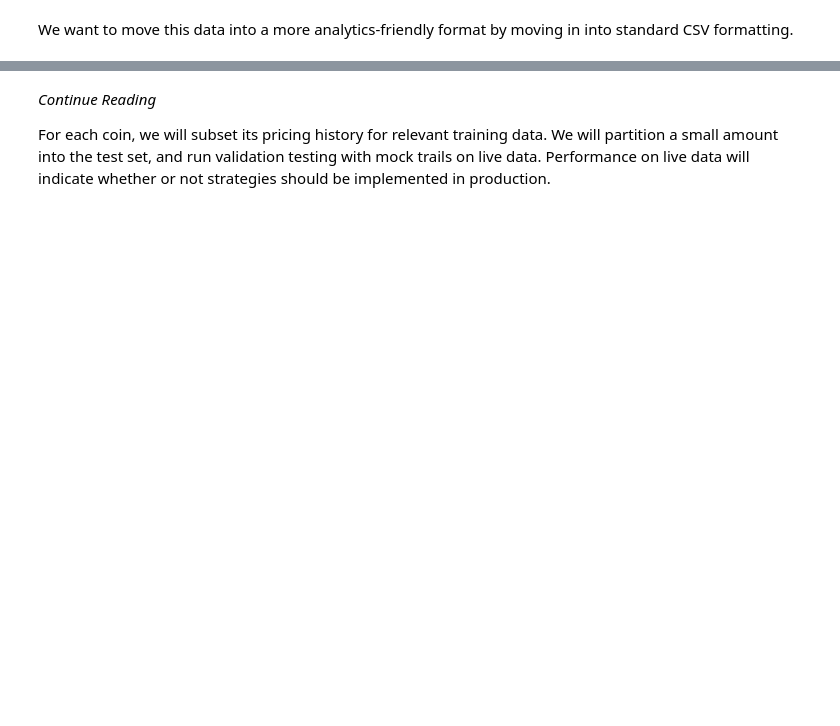
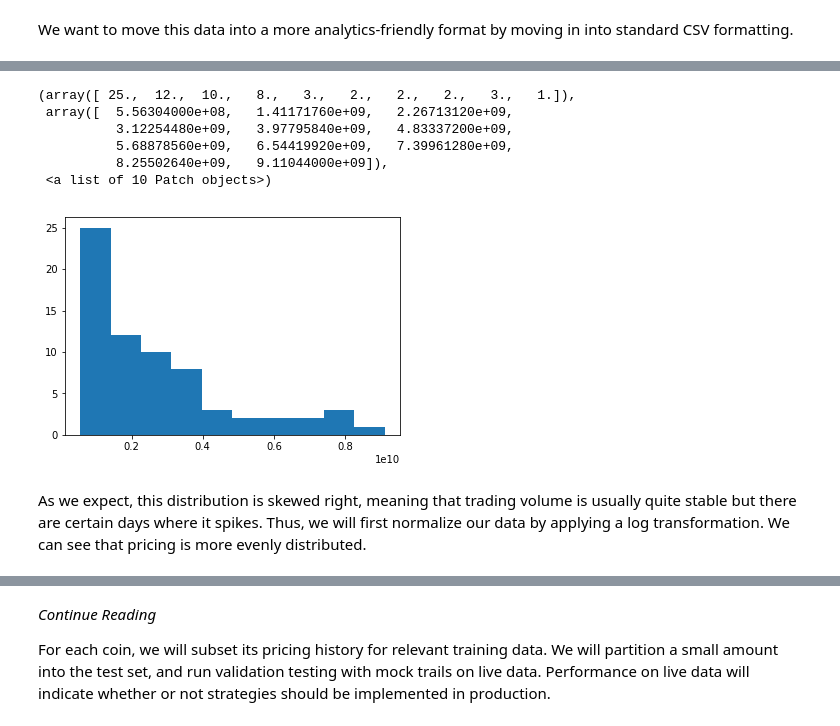
Before and after one commit to welsny/crypto-analysis, a Jupyter notebook: Strategies.ipynb, the cells around one changed output, grey strips where cells are left out. Saved outputs shown, nothing was run; the diff lists cells and outputs as text; code cells hidden in the pictures; blank space fills up the shorter version.

```diff
--- a/Strategies.ipynb
+++ b/Strategies.ipynb
@@ -84,0 +103,15 @@ plt.plot(df2, 'gx')
+# %%
+%matplotlib inline
+
+df = df[df.date >= '2017-12-15']
+plt.hist(df.volume)
+# %% [output]
+(array([ 25.,  12.,  10.,   8.,   3.,   2.,   2.,   2.,   3.,   1.]),
+ array([  5.56304000e+08,   1.41171760e+09,   2.26713120e+09,
+          3.12254480e+09,   3.97795840e+09,   4.83337200e+09,
+          5.68878560e+09,   6.54419920e+09,   7.39961280e+09,
+          8.25502640e+09,   9.11044000e+09]),
+ <a list of 10 Patch objects>)
+[figure, added]
+# %% [markdown]
+As we expect, this distribution is skewed right, meaning that trading volume is usually quite stable but there are certain days where it spikes. Thus, we will first normalize our data by applying a log transformation. We can see that pricing is more evenly distributed.
```
Also changed, not shown: parts of 15 cells of this notebook, 1 other file.
